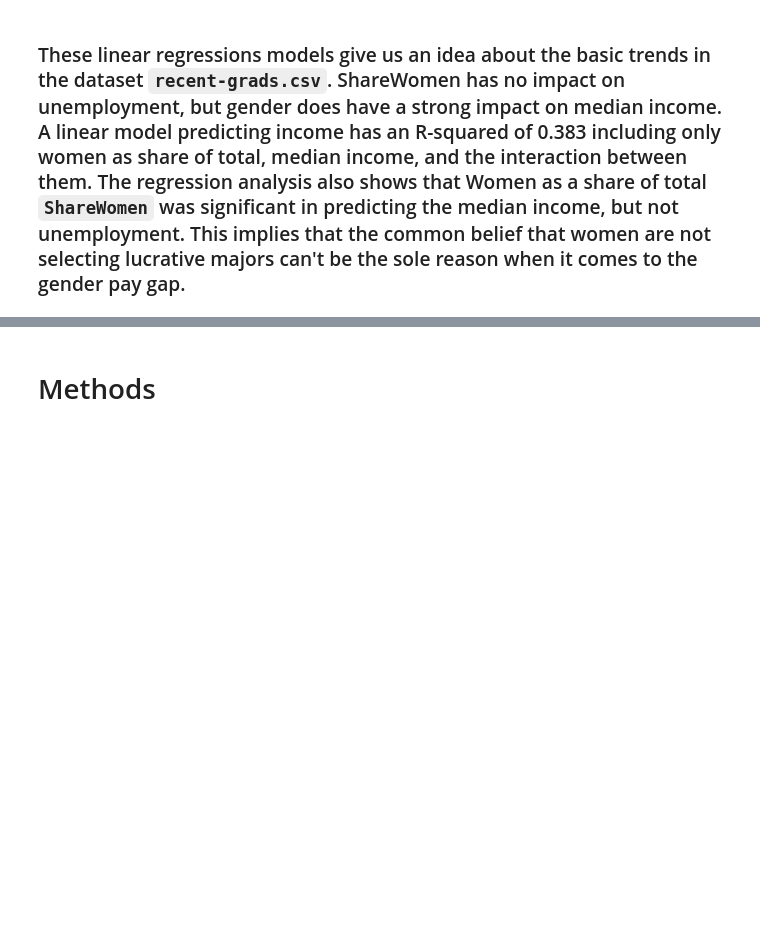
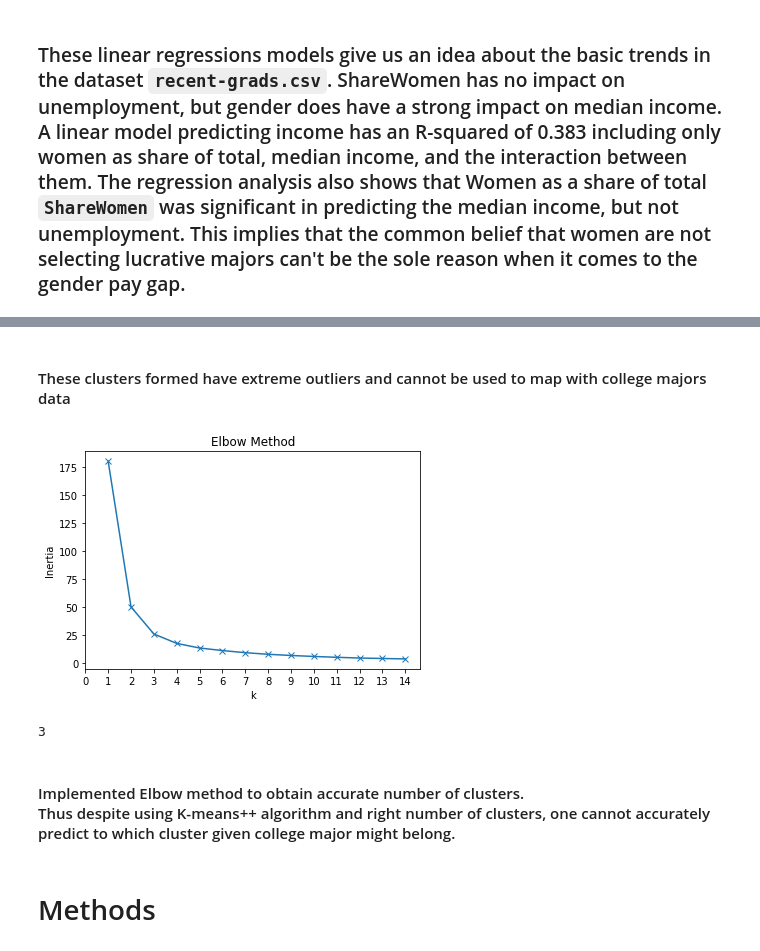
Before and after one commit to puneettokhi/CMPE255, a Jupyter notebook: college_major_analysis.ipynb, the cells around one changed output, grey strips where cells are left out. Drawn from its saved outputs; the diff is of its cells as text; code cells hidden in the pictures; blank space fills up the shorter version.

```diff
--- a/college_major_analysis.ipynb
+++ b/college_major_analysis.ipynb
@@ -632,3 +676,39 @@ Notes:
+# %% [markdown]
+<h4>These clusters formed have extreme outliers and cannot be used to map with college majors data</h4>
+# %%
+kmeans_kwargs = {
+    "init": "k-means++",
+    "n_init": 10,
+    "max_iter": 300,
+    "random_state": None,
+}
+
+inertia = []
+K = range(1,15)
+for k in K:
+    km = KMeans(n_clusters=k, **kmeans_kwargs)
+    km = km.fit(scaled_grads_data)
+    inertia.append(km.inertia_)
+
+plt.plot(K, inertia, marker= "x")
+plt.xlabel('k')
+plt.xticks(np.arange(15))
+plt.ylabel('Inertia')
+plt.title('Elbow Method')
+plt.show()
+
+
+kl = KneeLocator(
+    range(1, 15), inertia, curve="convex", direction="decreasing"
+)
+
+kl.elbow
+# %% [output]
+[figure, added]
+3
+# %% [markdown]
+<h4>Implemented Elbow method to obtain accurate number of clusters.
+<br>Thus despite using K-means++ algorithm and right number of clusters, one cannot accurately predict to which cluster given college major might belong.</h4>
 # %% [markdown]
 # Methods
 # %% [markdown]
```
Also changed, not shown: parts of 18 cells of this notebook.
